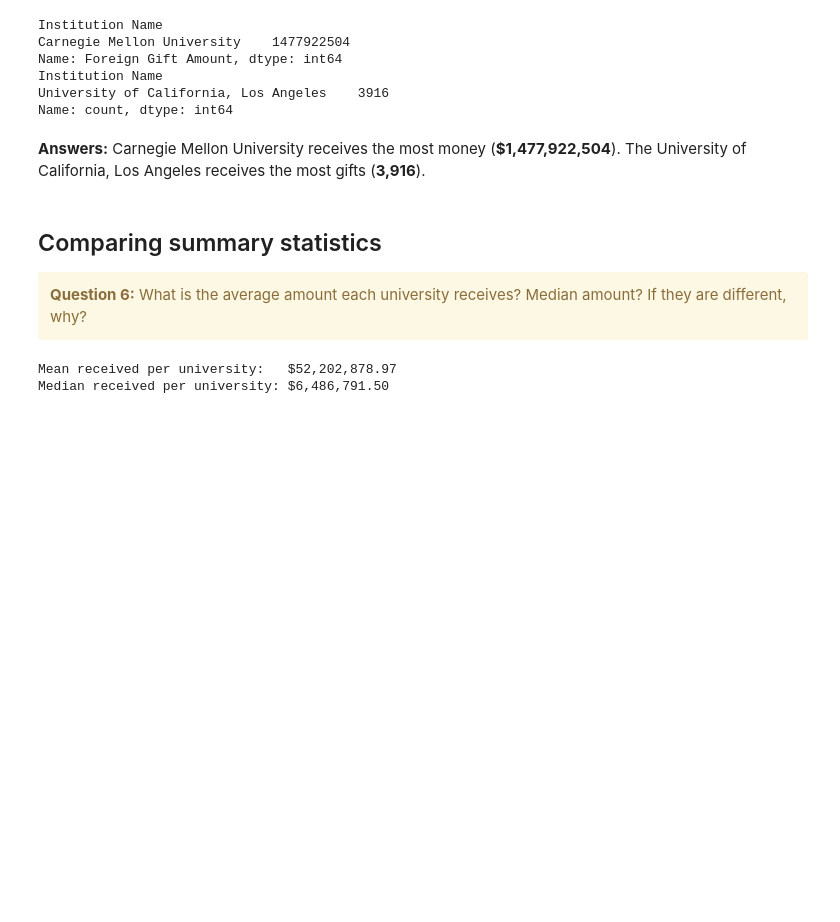
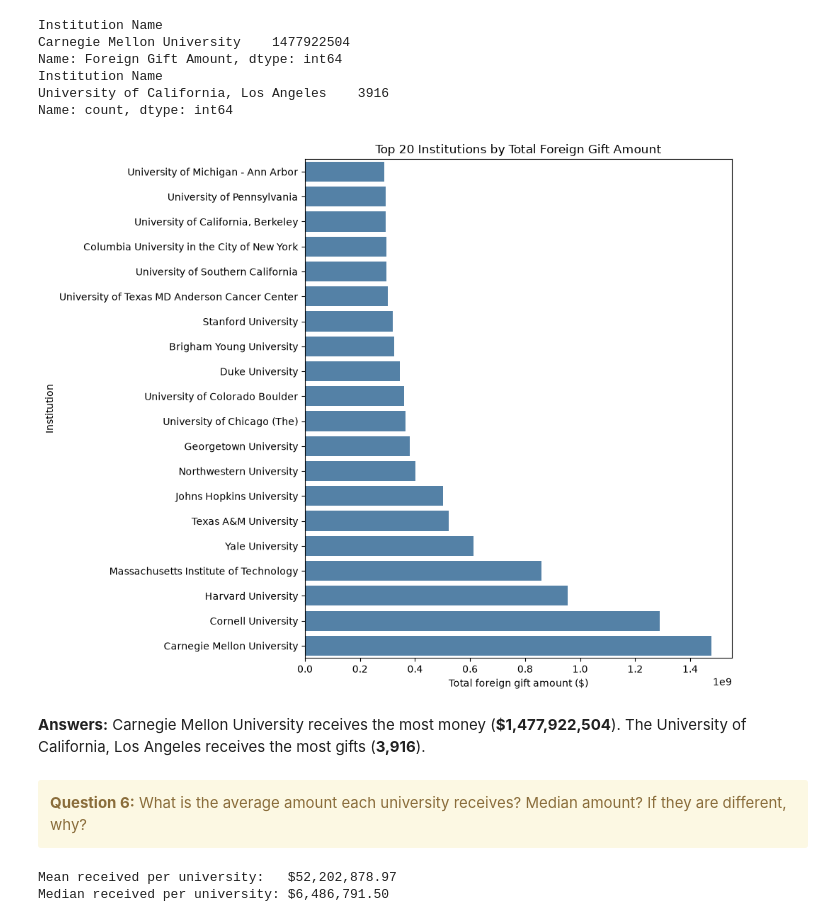
Before and after one commit to waltroou/uu_wrangling_and_eda, a Jupyter notebook: lab_1/initial_analysis.ipynb, the cells around one changed output. Saved outputs shown, nothing was run; the diff lists cells and outputs as text; code cells hidden in the pictures; blank space fills up the shorter version.

```diff
--- a/lab_1/initial_analysis.ipynb
+++ b/lab_1/initial_analysis.ipynb
@@ -127,10 +145,26 @@ Name: Foreign Gift Amount, dtype: int64
 Institution Name
 University of California, Los Angeles    3916
 Name: count, dtype: int64
+# %%
+top_20_institutions = institution_totals.head(20).sort_values()
+
+plt.figure(figsize=(10, 8))
+sns.barplot(
+    x=top_20_institutions.values,
+    y=top_20_institutions.index,
+    color='steelblue'
+)
+plt.title('Top 20 Institutions by Total Foreign Gift Amount')
+plt.xlabel('Total foreign gift amount ($)')
+plt.ylabel('Institution')
+plt.tight_layout()
+plt.show()
+# %% [output]
+[figure, added]
 # %% [markdown]
 **Answers:** Carnegie Mellon University receives the most money (**$1,477,922,504**). The University of California, Los Angeles receives the most gifts (**3,916**).
 # %% [markdown]
-## Comparing summary statistics
+
 
 <div class="alert alert-block alert-warning">
 <b>Question 6:</b> What is the average amount each university receives? Median amount? If they are different, why?
```
Also changed, not shown: parts of 6 cells of this notebook, 2 other files.
